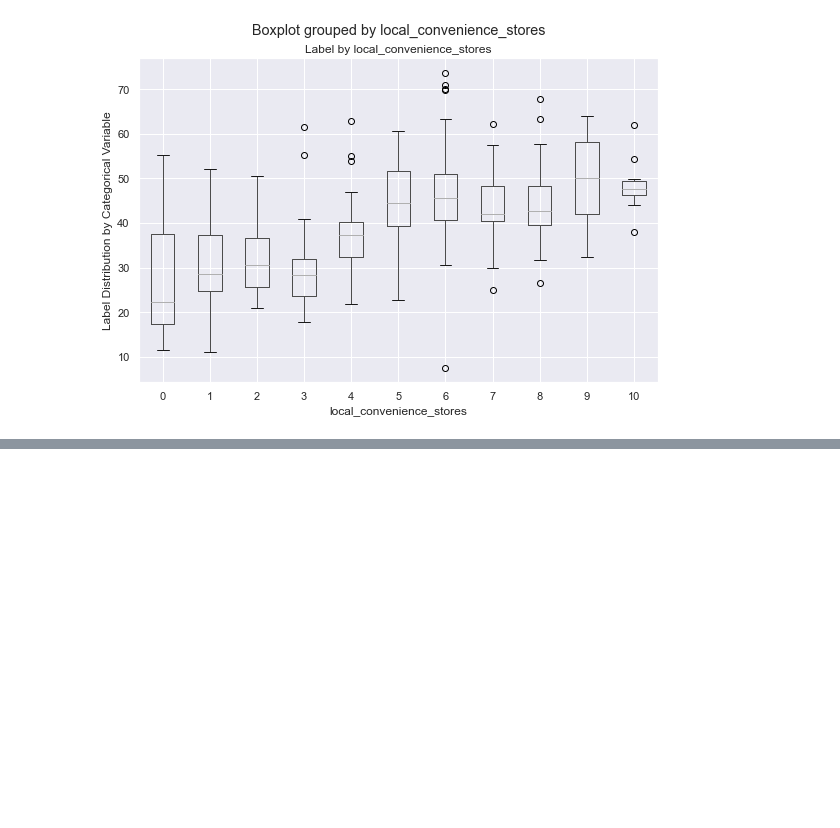
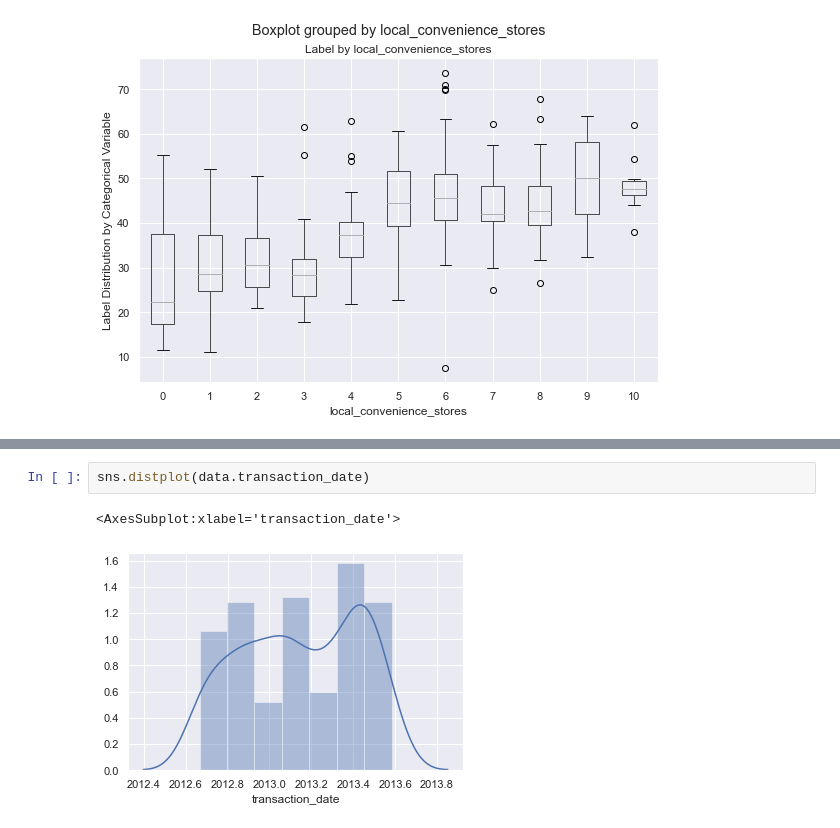
Before and after one commit to Aduzona/Machine_Learning, a Jupyter notebook: 7_Train_and_evaluate_regression_models/10_Real_Estate.ipynb, the cells around one changed output, grey strips where cells are left out. Cells and saved outputs as stored; diff of their text form; blank space fills up the shorter version.

```diff
--- a/7_Train_and_evaluate_regression_models/10_Real_Estate.ipynb
+++ b/7_Train_and_evaluate_regression_models/10_Real_Estate.ipynb
@@ -443,0 +453,5 @@ plt.show()
+# %%
+sns.distplot(data.transaction_date)
+# %% [output]
+<AxesSubplot:xlabel='transaction_date'>
+[figure, added]
```
Also changed, not shown: parts of 15 cells of this notebook, 2 other files.
